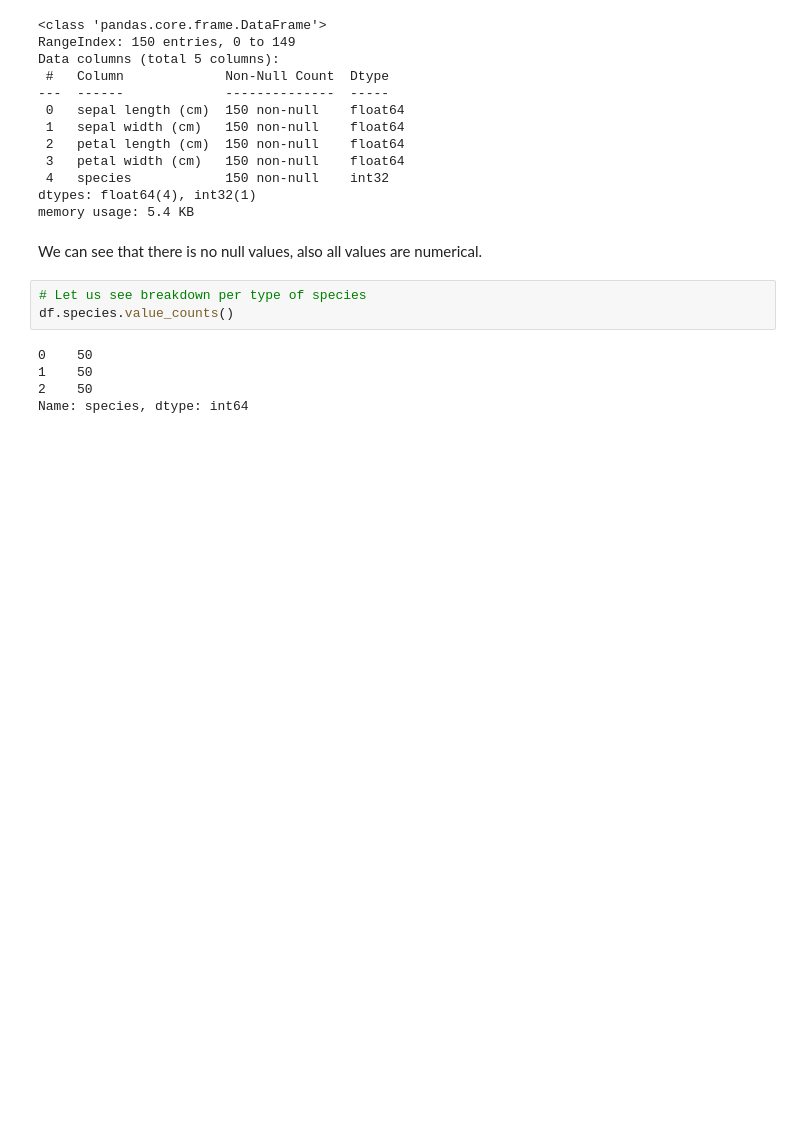
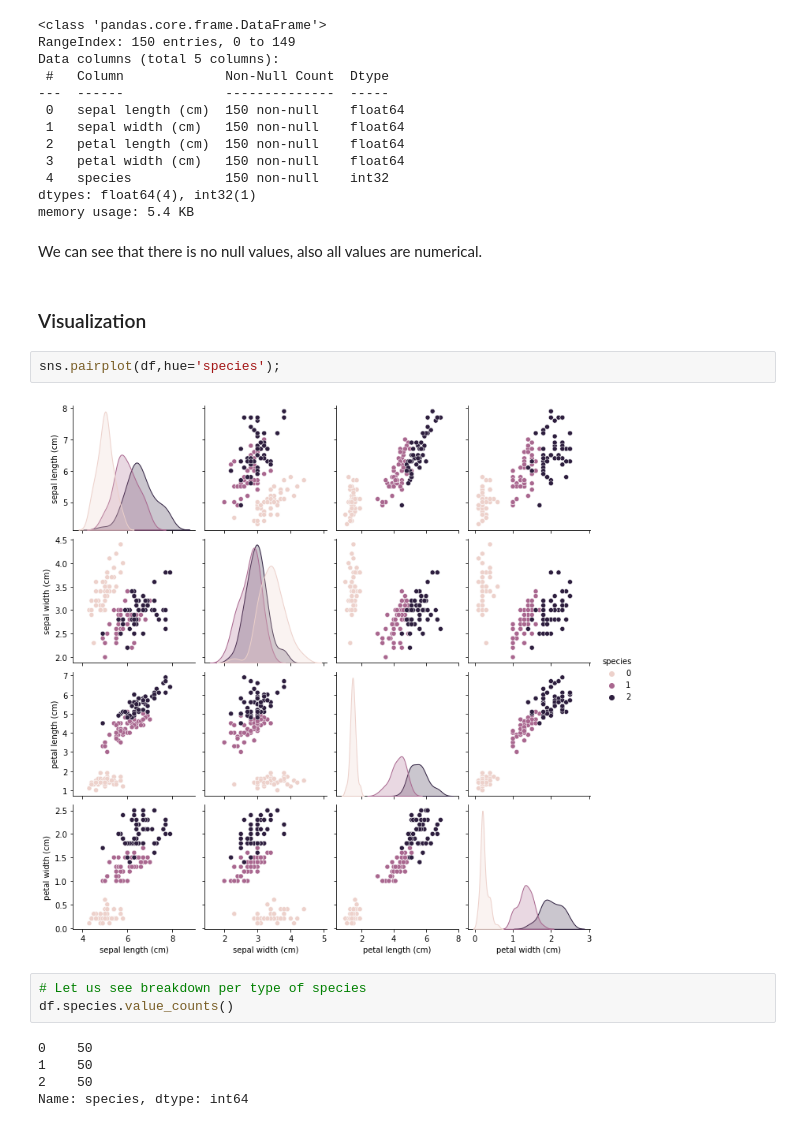
Before and after one commit to dmitrijsg123/Machine_Learning_And_Statistics_Assignment, a Jupyter notebook: scikit-learn.ipynb, the cells around one changed output. Cells and saved outputs as stored; diff of their text form; blank space fills up the shorter version.

```diff
--- a/scikit-learn.ipynb
+++ b/scikit-learn.ipynb
@@ -165,6 +180,12 @@ dtypes: float64(4), int32(1)
 memory usage: 5.4 KB
 # %% [markdown]
 We can see that there is no null values, also all values are numerical.
+# %% [markdown]
+### Visualization
+# %%
+sns.pairplot(df,hue='species');
+# %% [output]
+[figure, added]
 # %%
 # Let us see breakdown per type of species
 df.species.value_counts()
```
Also changed, not shown: parts of 100 cells of this notebook.
